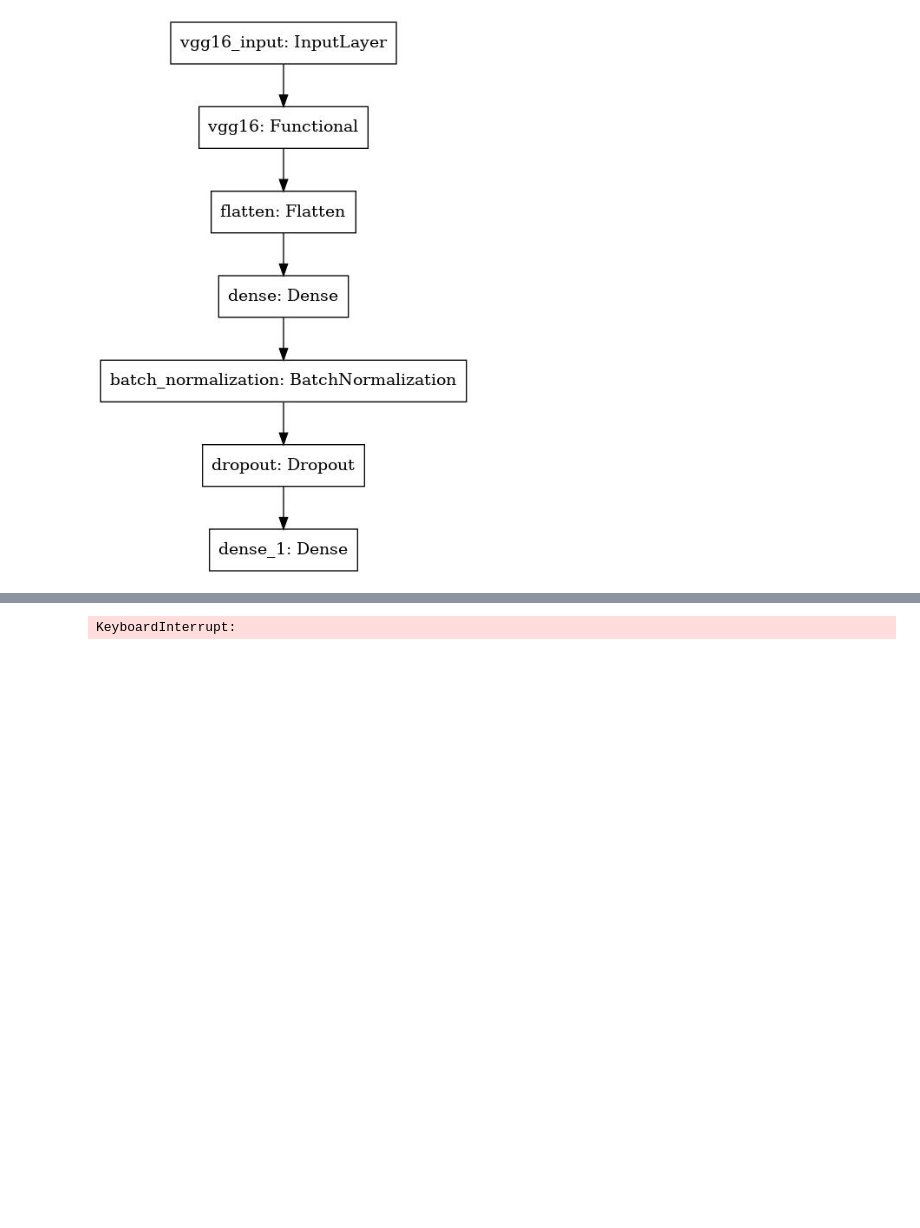
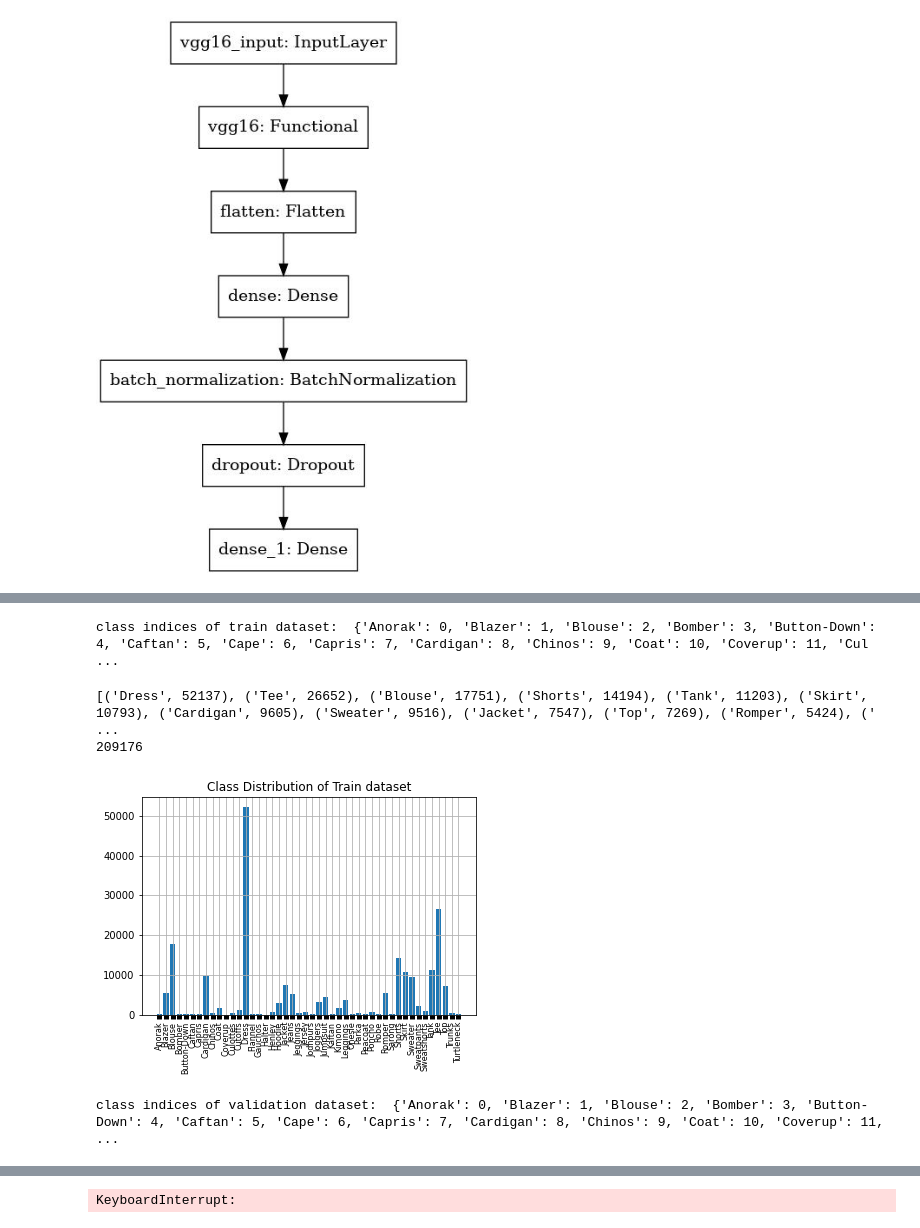
Before and after one commit to mirror-look/mirror-look-origin, a Jupyter notebook: AI/Category and Attribute Prediction Benchmark/DeepFashionModelVGG16-2.ipynb, the cells around one changed output, grey strips where cells are left out. Saved outputs shown, nothing was run; the diff lists cells and outputs as text; code cells hidden in the pictures; blank space fills up the shorter version.

Commit message:
feat: train, val, test 분포 시각화

```diff
--- a/AI/Category and Attribute Prediction Benchmark/DeepFashionModelVGG16-2.ipynb
+++ b/AI/Category and Attribute Prediction Benchmark/DeepFashionModelVGG16-2.ipynb
@@ -248,3 +250,46 @@ Found 40000 images belonging to 50 classes.
 (64, 50)
 (32, 224, 224, 3)
 (32, 50)
+# %%
+# Class Distribution of Train dataset
+train_dataset_class_indices = train_dataset.class_indices
+print("class indices of train dataset: ",train_dataset_class_indices)
+# %% [output]
+class indices of train dataset:  {'Anorak': 0, 'Blazer': 1, 'Blouse': 2, 'Bomber': 3, 'Button-Down': 4, 'Caftan': 5, 'Cape': 6, 'Capris': 7, 'Cardigan': 8, 'Chinos': 9, 'Coat': 10, 'Coverup': 11, 'Cul ...
+# %%
+# print(train_dataset.filenames[:20])
+
+category_names = ['Anorak', 'Blazer', 'Blouse', 'Bomber', 'Button-Down', 'Cardigan', 'Flannel', 'Halter', 'Henley', 'Hoodie', 'Jacket', 'Jersey', 'Parka', 'Peacoat', 'Poncho', 'Sweater', 'Tank', 'Tee', 'Top', 'Turtleneck', 'Capris', 'Chinos', 'Culottes', 'Cutoffs', 'Gauchos', 'Jeans', 'Jeggings', 'Jodhpurs', 'Joggers', 'Leggings', 'Sarong', 'Shorts', 'Skirt', 'Sweatpants', 'Sweatshorts', 'Trunks', 'Caftan', 'Cape', 'Coat', 'Coverup', 'Dress', 'Jumpsuit', 'Kaftan', 'Kimono', 'Nightdress', 'Onesie', 'Robe', 'Romper', 'Shirtdress', 'Sundress']
+
+category_nums = {}
+
+for filename in train_dataset.filenames:
+    class_name = filename.split('/')[0]
+    if class_name not in category_nums:
+        category_nums[class_name] = 0
+    else:
+        category_nums[class_name] += 1
+
+
+# print(category_nums)
+print(sorted(category_nums.items(), key=lambda x: x[1], reverse=True))
+print(sum(category_nums.values()))
+# %% [output]
+[('Dress', 52137), ('Tee', 26652), ('Blouse', 17751), ('Shorts', 14194), ('Tank', 11203), ('Skirt', 10793), ('Cardigan', 9605), ('Sweater', 9516), ('Jacket', 7547), ('Top', 7269), ('Romper', 5424), (' ...
+209176
+# %%
+fig, ax = plt.subplots()
+plt.bar(list(category_nums.keys()), category_nums.values())
+plt.title("Class Distribution of Train dataset")
+plt.xticks(rotation=90)
+plt.tick_params(axis='x', width=5, labelsize=8)
+plt.grid(True)
+plt.show()
+# %% [output]
+[figure, added]
+# %%
+# Class Distribution of validation dataset
+validation_dataset_class_indices = validation_dataset.class_indices
+print("class indices of validation dataset: ", validation_dataset_class_indices)
+# %% [output]
+class indices of validation dataset:  {'Anorak': 0, 'Blazer': 1, 'Blouse': 2, 'Bomber': 3, 'Button-Down': 4, 'Caftan': 5, 'Cape': 6, 'Capris': 7, 'Cardigan': 8, 'Chinos': 9, 'Coat': 10, 'Coverup': 11, ...
```
Also changed, not shown: parts of 12 cells of this notebook.
